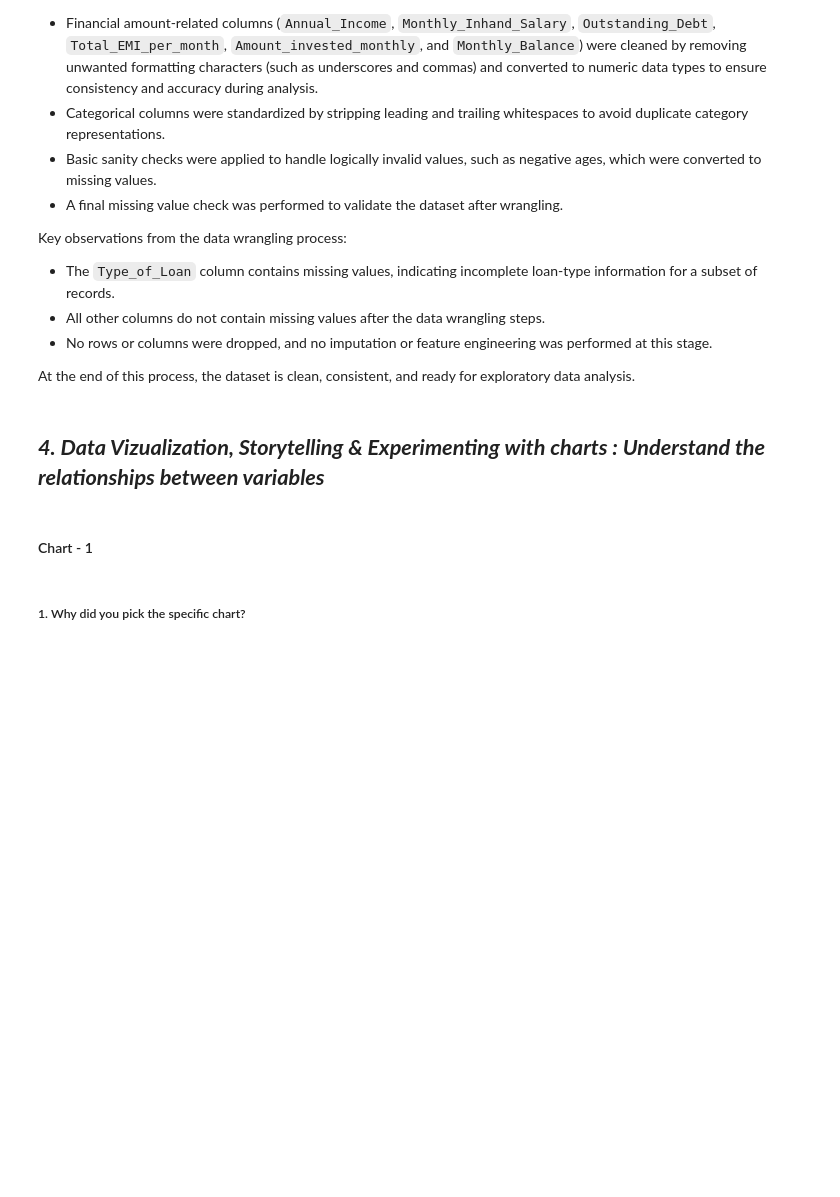
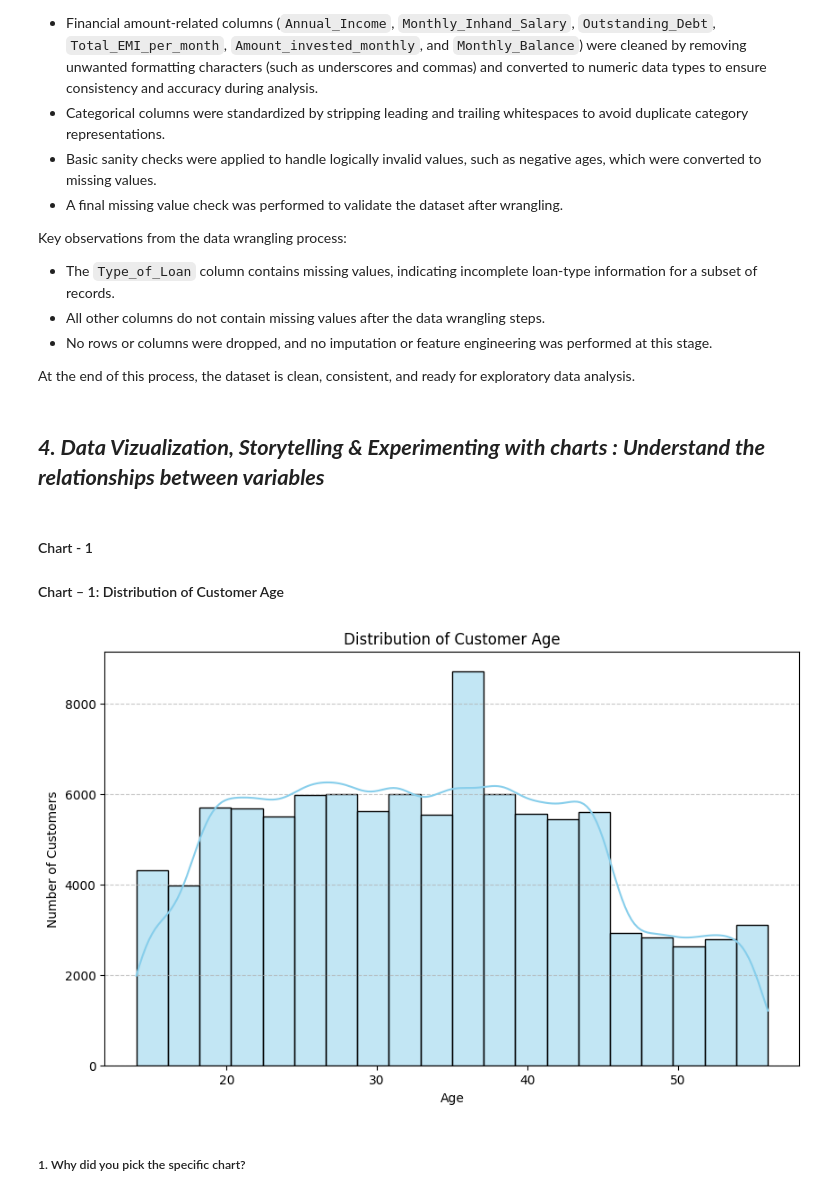
Before and after one commit to Kamalhsn/paisabazaar-banking-fraud-analysis, a Jupyter notebook: Paisabazaar_Banking_Fraud_EDA.ipynb, the cells around one changed output. Saved outputs shown, nothing was run; the diff lists cells and outputs as text; code cells hidden in the pictures; blank space fills up the shorter version.

Commit message:
Implemented full data visualization section including univariate, bivariate, and correlation analysis

```diff
--- a/Paisabazaar_Banking_Fraud_EDA.ipynb
+++ b/Paisabazaar_Banking_Fraud_EDA.ipynb
@@ -458,15 +458,19 @@ At the end of this process, the dataset is clean, consistent, and ready for expl
 ## ***4. Data Vizualization, Storytelling & Experimenting with charts : Understand the relationships between variables***
 # %% [markdown]
 #### Chart - 1
+
+#### Chart – 1: Distribution of Customer Age
 # %%
 # Chart - 1 visualization code
 plt.figure(figsize=(10, 6))
-sns.histplot(df['Age'], bins=20, kde=True, color='skyblue')
+sns.histplot(df_wrangle['Age'], bins=20, kde=True, color='skyblue')
 plt.title('Distribution of Customer Age')
 plt.xlabel('Age')
 plt.ylabel('Number of Customers')
 plt.grid(axis='y', linestyle='--', alpha=0.7)
 plt.show()
+# %% [output]
+[figure, added]
 # %% [markdown]
 ##### 1. Why did you pick the specific chart?
 # %% [markdown]
```
Also changed, not shown: parts of 35 cells of this notebook.
